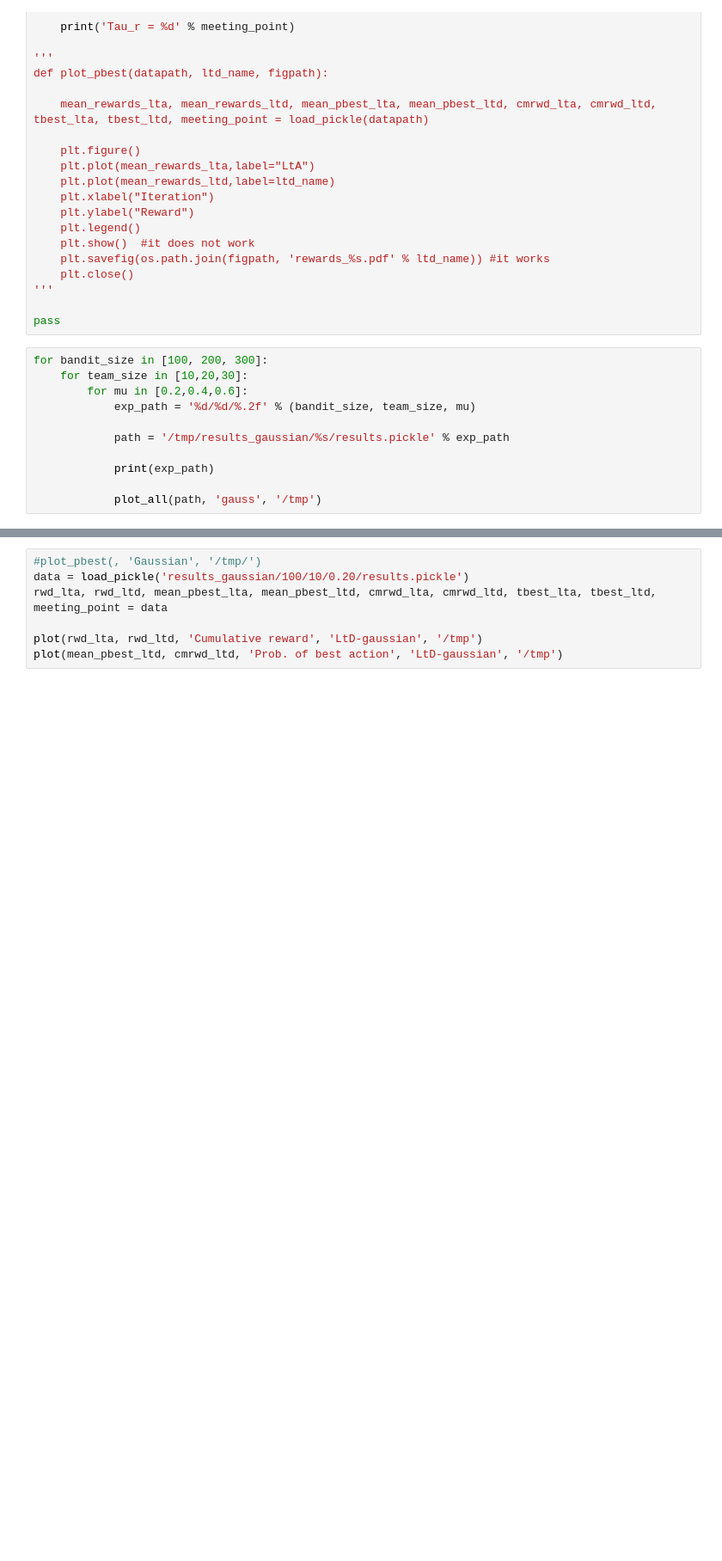
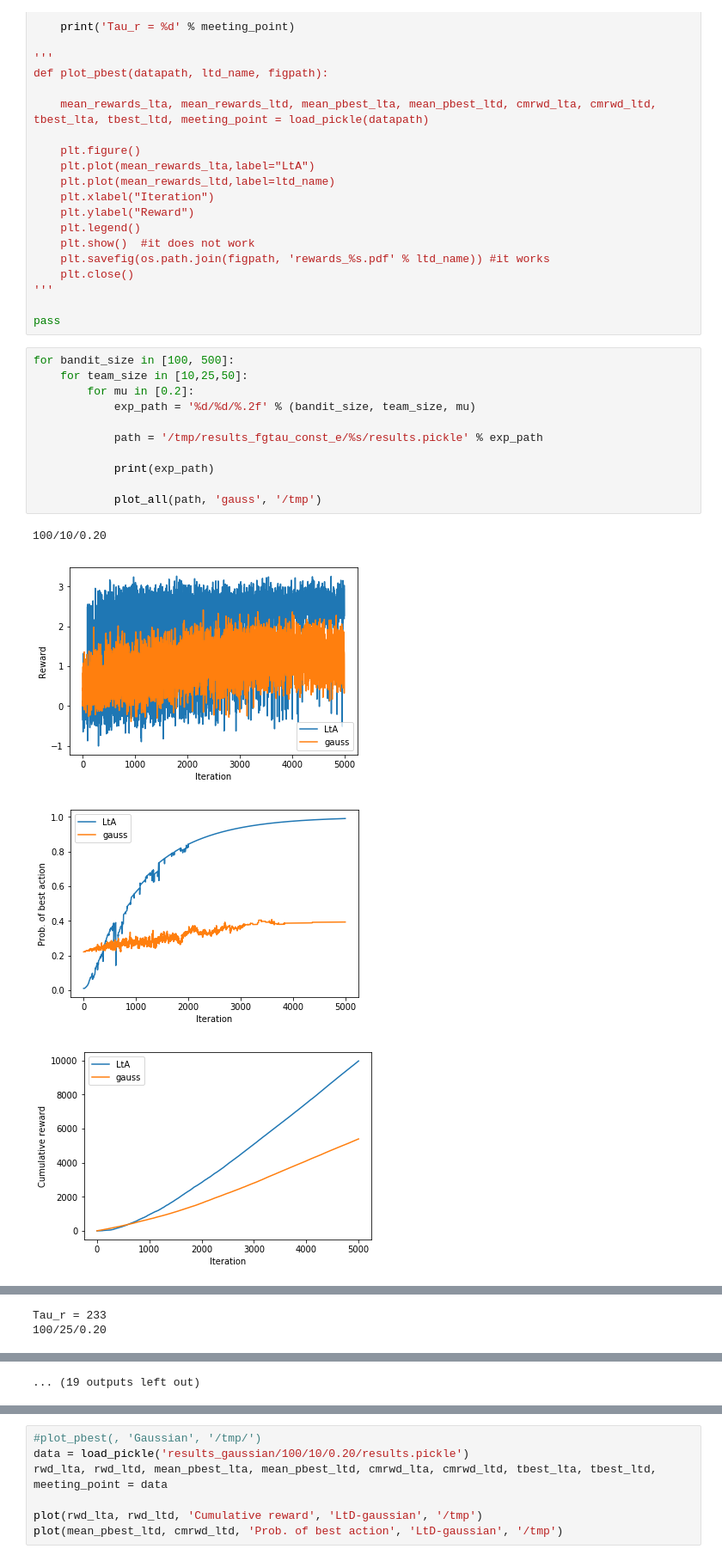
Before and after one commit to andertavares/syntheticmdps, a Jupyter notebook: scripts/ProcessResult.ipynb, the cells around one changed output, grey strips where cells are left out. Shown at 86% size. Drawn from its saved outputs; the diff is of its cells as text; blank space fills up the shorter version.

Commit message:
fixing output directories (all were saving to the same!)

```diff
--- a/scripts/ProcessResult.ipynb
+++ b/scripts/ProcessResult.ipynb
@@ -86,13 +86,18 @@ def plot_pbest(datapath, ltd_name, figpath):
 
 pass
 # %%
-for bandit_size in [100, 200, 300]:
-    for team_size in [10,20,30]:
-        for mu in [0.2,0.4,0.6]:
+for bandit_size in [100, 500]:
+    for team_size in [10,25,50]:
+        for mu in [0.2]:
             exp_path = '%d/%d/%.2f' % (bandit_size, team_size, mu)
 
-            path = '/tmp/results_gaussian/%s/results.pickle' % exp_path
+            path = '/tmp/results_fgtau_const_e/%s/results.pickle' % exp_path
 
             print(exp_path)
 
             plot_all(path, 'gauss', '/tmp')
+# %% [output]
+100/10/0.20
+[figure, added]
+[figure, added]
+[figure, added]
@@ -98,0 +105,2 @@ for bandit_size in [100, 200, 300]:
+Tau_r = 233
+100/25/0.20
@@ -99 +114,2 @@ for bandit_size in [100, 200, 300]:
+... (19 outputs left out)
 # %%
```
Also changed, not shown: parts of 4 cells of this notebook, 6 other files.
